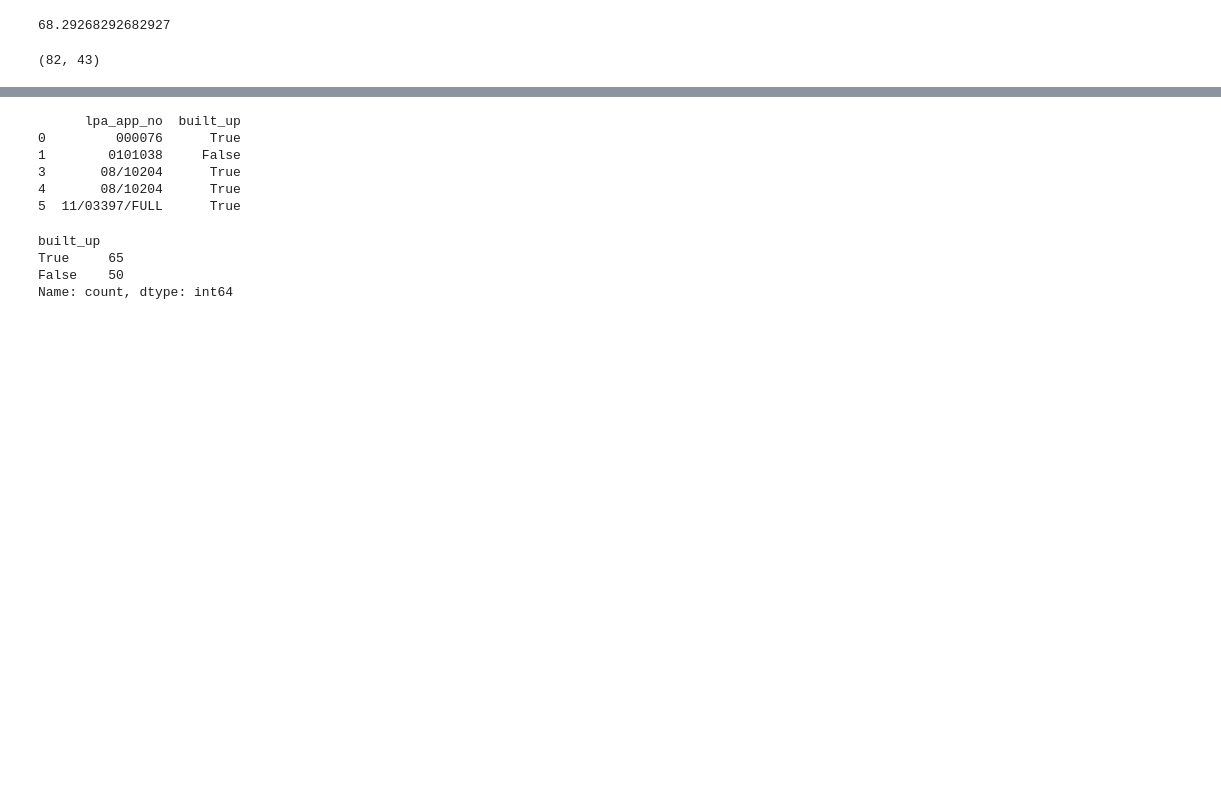
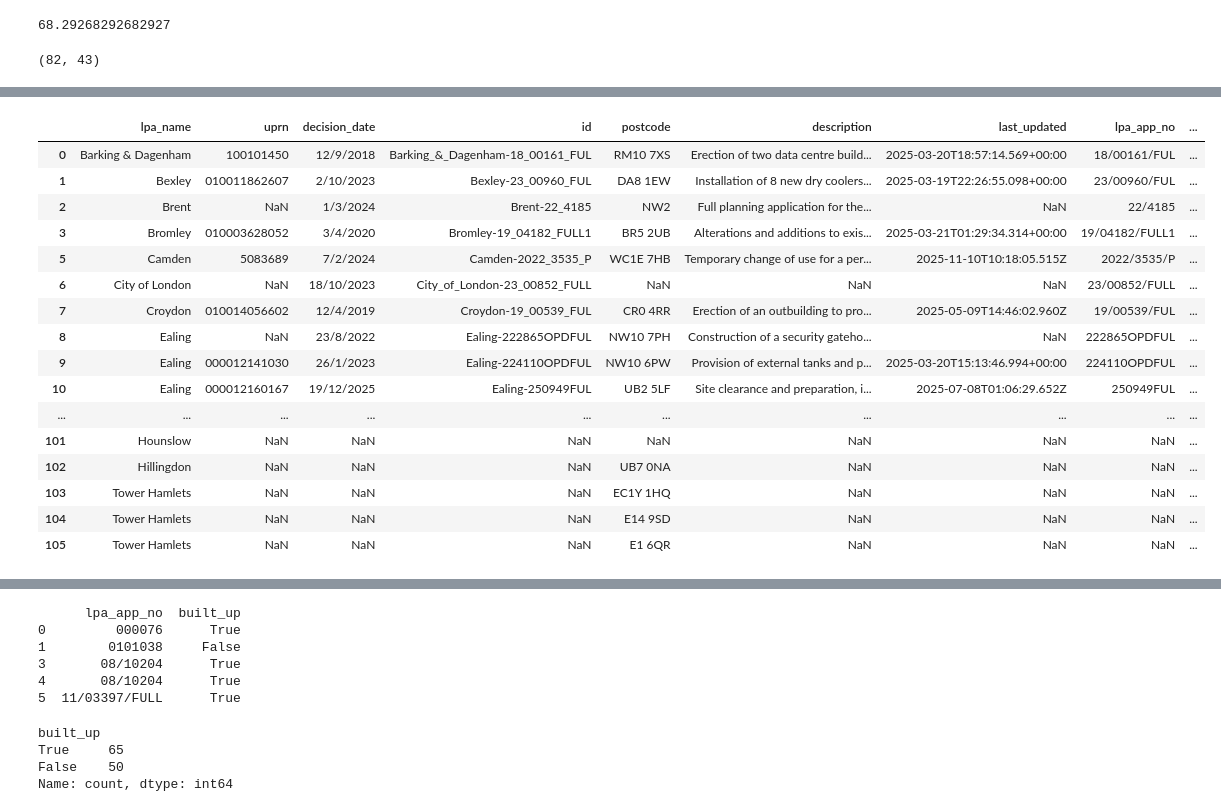
Before and after one commit to a-saveleva/casa0007_project, a Jupyter notebook: data_load/data_load.ipynb, the cells around one changed output, grey strips where cells are left out. Drawn from its saved outputs; the diff is of its cells as text; code cells hidden in the pictures; blank space fills up the shorter version.

```diff
--- a/data_load/data_load.ipynb
+++ b/data_load/data_load.ipynb
@@ -1155,19 +1167,30 @@ for col in ldn_ful_gdf_essential_ed1.columns:
 
 # Final result: overwrite + additional rows added
 ldn_ful_gdf = merged
+# %%
+#___________________________________________________________________________________
+# Converting manual location input into point geometry
+#___________________________________________________________________________________
+mask = ldn_ful_gdf["Easting"].notna() & ldn_ful_gdf["Northing"].notna()
+# Create Point geometries and assign them to geometry_point
+ldn_ful_gdf.loc[mask, "geometry_point"] = [
+    Point(xy) for xy in zip(ldn_ful_gdf.loc[mask, "Easting"], ldn_ful_gdf.loc[mask, "Northing"])
+]
 # %%
+#___________________________________________________________________________________
+# Dropping intermediate columns
+#___________________________________________________________________________________
 ldn_ful_gdf = ldn_ful_gdf.drop(axis=1, columns=[
     'valid_date','ward','lapsed_date','decision_target_date','bo_system','application_type_full',
     'status', 'site_name','development_type','decision_process','decision_agency',
-'last_synced',
- 'site_number','application_type',
- 'street_name',
- 'pp_id',
- 'cil_liability','borough',
- 'decision',
- 'application_details_building_details','application_details_non_residential_details_total_non_resi_gross_internal_floor_area_to_be_lost',
- 'application_details_non_residential_details_total_gia_gained',
- 'application_details_non_residential_details_total_gia_lost',
- 'application_details_non_residential_details_total_non_resi_gross_internal_floor_area_to_be_gained',
- 'is_full_planning', 'floorspace_details_combined','Google',
+    'last_synced','site_number','application_type','street_name','pp_id','cil_liability','borough','decision',
+    'application_details_building_details','application_details_non_residential_details_total_non_resi_gross_internal_floor_area_to_be_lost',
+    'application_details_non_residential_details_total_gia_gained','application_details_non_residential_details_total_gia_lost',
+    'application_details_non_residential_details_total_non_resi_gross_internal_floor_area_to_be_gained',
+    "application_details_non_residential_details_site_area", "SIL",
+    # 'is_full_planning',
+    'floorspace_details_combined','Google', 'centroid',
+    'is_parent',
+    'is_child','is_orphan',
+    'Easting', 'Northing'
 ])
@@ -1193,0 +1197,30 @@ ldn_ful_gdf.columns.to_list()
+# %%
+#___________________________________________________________________________________
+# Dropping rows that didn't pass validation
+#___________________________________________________________________________________
+ldn_ful_gdf = ldn_ful_gdf[ldn_ful_gdf["action"] != "remove"]
+
+#___________________________________________________________________________________
+# unifying the column names in case we added more on validation
+#___________________________________________________________________________________
+ldn_ful_gdf.columns = ldn_ful_gdf.columns.str.lower()
+# %%
+ldn_ful_gdf
+# %% [output]
+|  | lpa_name | uprn | decision_date | id | postcode | description | last_updated | lpa_app_no | ... |
+| 0 | Barking & Dagenham | 100101450 | 12/9/2018 | Barking_&_Dagenham-18_00161_FUL | RM10 7XS | Erection of two data centre build... | 2025-03-20T18:57:14.569+00:00 | 18/00161/FUL | ... |
+| 1 | Bexley | 010011862607 | 2/10/2023 | Bexley-23_00960_FUL | DA8 1EW | Installation of 8 new dry coolers... | 2025-03-19T22:26:55.098+00:00 | 23/00960/FUL | ... |
+| 2 | Brent | NaN | 1/3/2024 | Brent-22_4185 | NW2 | Full planning application for the... | NaN | 22/4185 | ... |
+| 3 | Bromley | 010003628052 | 3/4/2020 | Bromley-19_04182_FULL1 | BR5 2UB | Alterations and additions to exis... | 2025-03-21T01:29:34.314+00:00 | 19/04182/FULL1 | ... |
+| 5 | Camden | 5083689 | 7/2/2024 | Camden-2022_3535_P | WC1E 7HB | Temporary change of use for a per... | 2025-11-10T10:18:05.515Z | 2022/3535/P | ... |
+| 6 | City of London | NaN | 18/10/2023 | City_of_London-23_00852_FULL | NaN | NaN | NaN | 23/00852/FULL | ... |
+| 7 | Croydon | 010014056602 | 12/4/2019 | Croydon-19_00539_FUL | CR0 4RR | Erection of an outbuilding to pro... | 2025-05-09T14:46:02.960Z | 19/00539/FUL | ... |
+| 8 | Ealing | NaN | 23/8/2022 | Ealing-222865OPDFUL | NW10 7PH | Construction of a security gateho... | NaN | 222865OPDFUL | ... |
+| 9 | Ealing | 000012141030 | 26/1/2023 | Ealing-224110OPDFUL | NW10 6PW | Provision of external tanks and p... | 2025-03-20T15:13:46.994+00:00 | 224110OPDFUL | ... |
+| 10 | Ealing | 000012160167 | 19/12/2025 | Ealing-250949FUL | UB2 5LF | Site clearance and preparation, i... | 2025-07-08T01:06:29.652Z | 250949FUL | ... |
+| ... | ... | ... | ... | ... | ... | ... | ... | ... | ... |
+| 101 | Hounslow | NaN | NaN | NaN | NaN | NaN | NaN | NaN | ... |
+| 102 | Hillingdon | NaN | NaN | NaN | UB7 0NA | NaN | NaN | NaN | ... |
+| 103 | Tower Hamlets | NaN | NaN | NaN | EC1Y 1HQ | NaN | NaN | NaN | ... |
+| 104 | Tower Hamlets | NaN | NaN | NaN | E14 9SD | NaN | NaN | NaN | ... |
+| 105 | Tower Hamlets | NaN | NaN | NaN | E1 6QR | NaN | NaN | NaN | ... |
```
Also changed, not shown: parts of 53 cells of this notebook, 4 other files.
